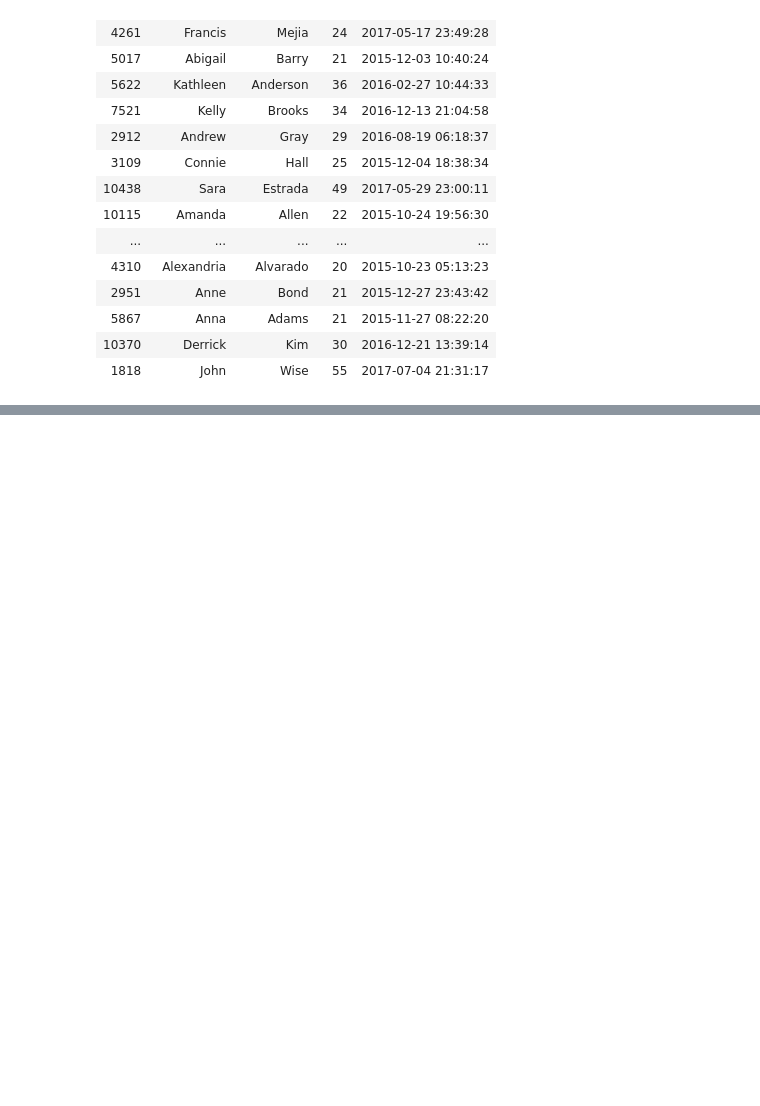
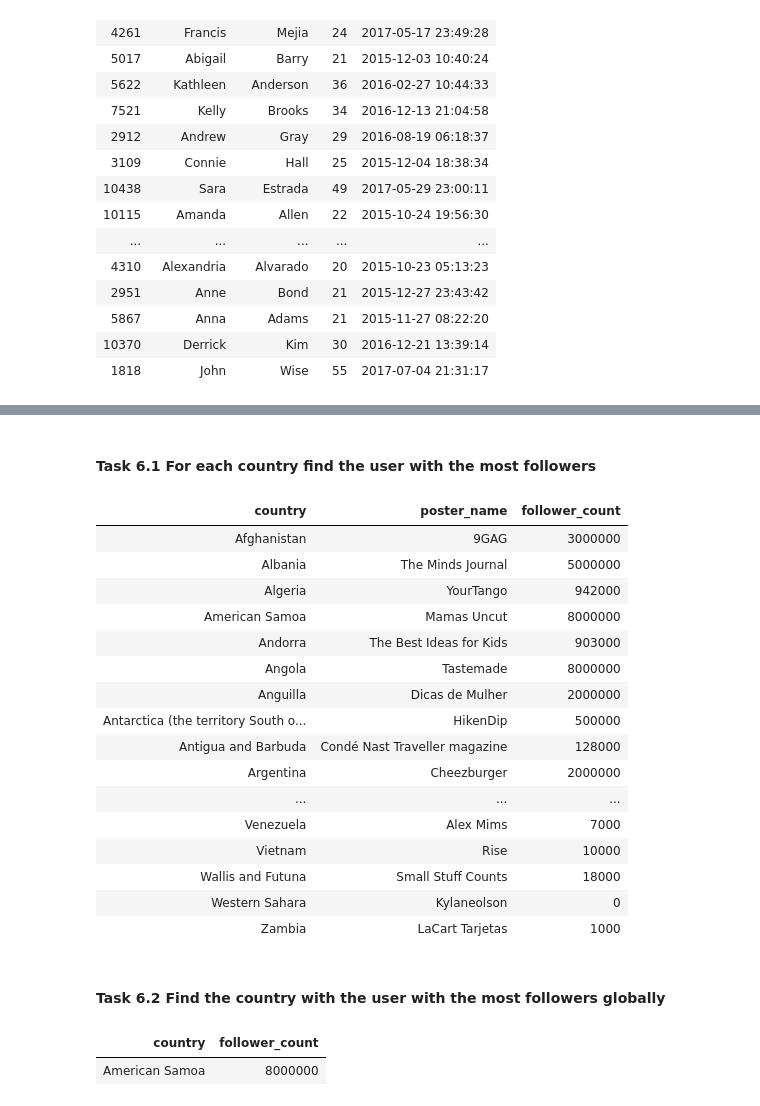
Before and after one commit to kyle-oc/pinterest_data_pipeline, a Jupyter notebook: scripts/databricks_integration.ipynb, the cells around one changed output, grey strips where cells are left out. Saved outputs shown, nothing was run; the diff lists cells and outputs as text; code cells hidden in the pictures; blank space fills up the shorter version.

Commit message:
feat: finalise pipeline and Databricks Spark analysis and update readme.

```diff
--- a/scripts/databricks_integration.ipynb
+++ b/scripts/databricks_integration.ipynb
@@ -81,0 +380,49 @@ user_df.display()
+# %% [markdown]
+#### Task 6.1 For each country find the user with the most followers
+# %%
+from pyspark.sql.functions import col, max as spark_max, row_number
+from pyspark.sql.window import Window
+
+# Get the max follower count per user per country
+user_followers = joined_df.select("country", "poster_name", "follower_count") \
+                          .dropna(subset=["country", "poster_name", "follower_count"]) \
+                          .distinct()
+
+# Window to rank users per country by follower_count
+window_spec = Window.partitionBy("country").orderBy(col("follower_count").desc())
+
+# Rank users per country and select the top one
+top_user_per_country = user_followers.withColumn("rank", row_number().over(window_spec)) \
+                                     .filter(col("rank") == 1) \
+                                     .select("country", "poster_name", "follower_count")
+
+top_user_per_country.display()
+# %% [output]
+| country | poster_name | follower_count |
+| Afghanistan | 9GAG | 3000000 |
+| Albania | The Minds Journal | 5000000 |
+| Algeria | YourTango | 942000 |
+| American Samoa | Mamas Uncut | 8000000 |
+| Andorra | The Best Ideas for Kids | 903000 |
+| Angola | Tastemade | 8000000 |
+| Anguilla | Dicas de Mulher | 2000000 |
+| Antarctica (the territory South o... | HikenDip | 500000 |
+| Antigua and Barbuda | Condé Nast Traveller magazine | 128000 |
+| Argentina | Cheezburger | 2000000 |
+| ... | ... | ... |
+| Venezuela | Alex Mims | 7000 |
+| Vietnam | Rise | 10000 |
+| Wallis and Futuna | Small Stuff Counts | 18000 |
+| Western Sahara | Kylaneolson | 0 |
+| Zambia | LaCart Tarjetas | 1000 |
+# %% [markdown]
+#### Task 6.2 Find the country with the user with the most followers globally
+# %%
+# Order by follower_count descending and take the top row
+top_global_user = top_user_per_country.orderBy(col("follower_count").desc()).limit(1) \
+                                      .select("country", "follower_count")
+
+top_global_user.display()
+# %% [output]
+| country | follower_count |
+| American Samoa | 8000000 |
```
Also changed, not shown: parts of 42 cells of this notebook, 1 other file.
